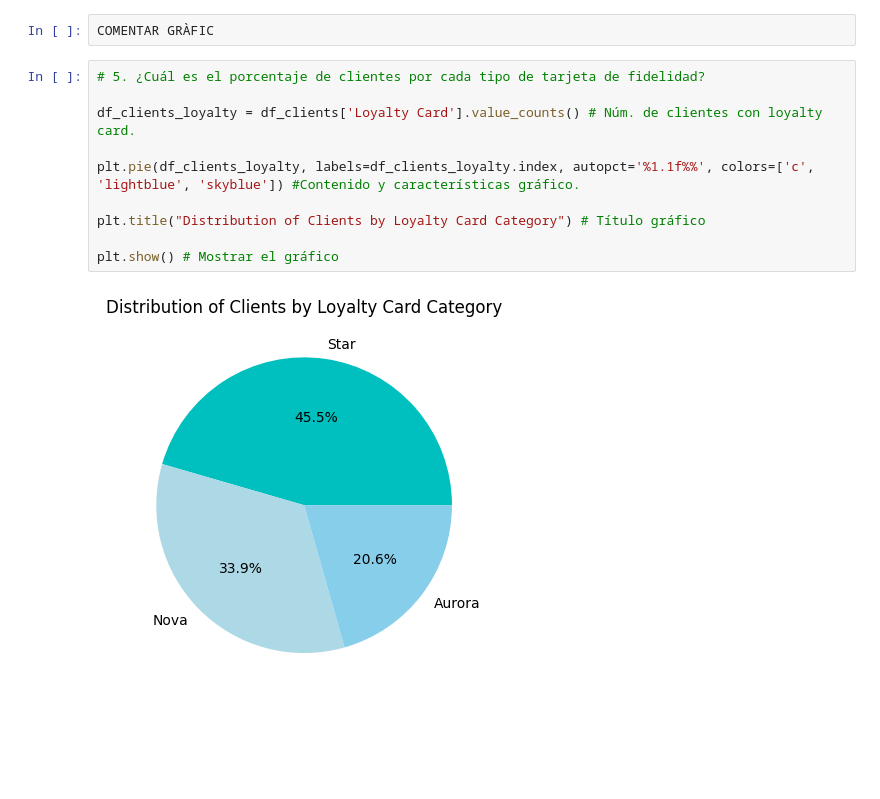
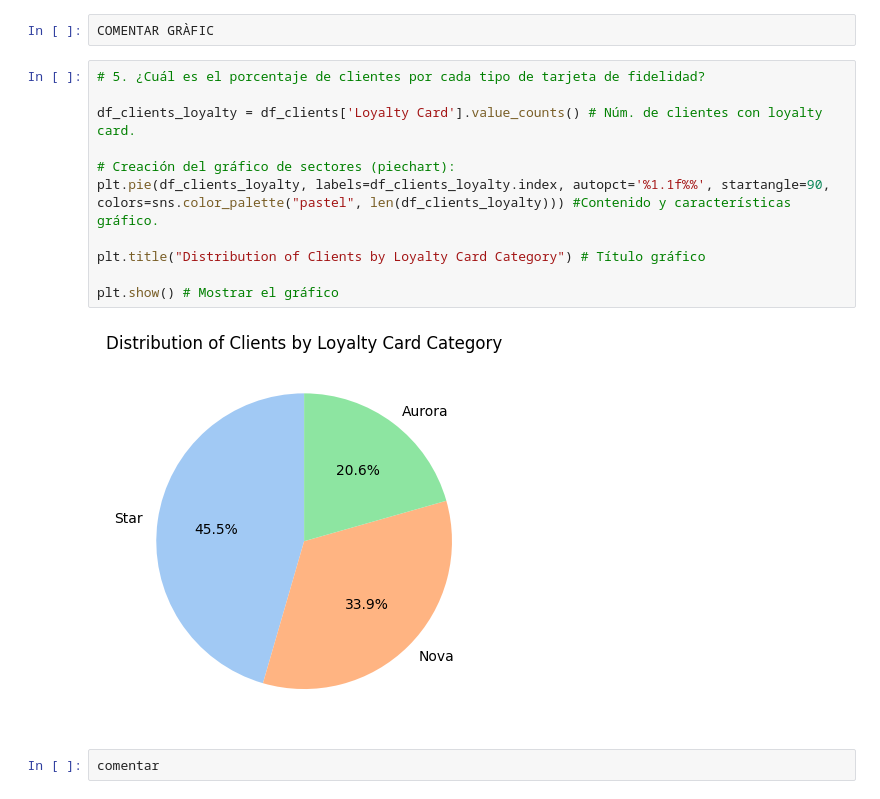
Before and after one commit to Adalab/bda-modulo-3-evaluacion-final-janarm93, a Jupyter notebook: Ejercicio_Jana.ipynb, the cells around one changed output. Saved outputs shown, nothing was run; the diff lists cells and outputs as text; blank space fills up the shorter version.

Commit message:
pendent comentaris

```diff
--- a/Ejercicio_Jana.ipynb
+++ b/Ejercicio_Jana.ipynb
@@ -552,12 +550,15 @@ COMENTAR GRÀFIC
 # %%
 # 5. ¿Cuál es el porcentaje de clientes por cada tipo de tarjeta de fidelidad?
 
 df_clients_loyalty = df_clients['Loyalty Card'].value_counts() # Núm. de clientes con loyalty card.
 
-plt.pie(df_clients_loyalty, labels=df_clients_loyalty.index, autopct='%1.1f%%', colors=['c', 'lightblue', 'skyblue']) #Contenido y características gráfico.
+# Creación del gráfico de sectores (piechart):
+plt.pie(df_clients_loyalty, labels=df_clients_loyalty.index, autopct='%1.1f%%', startangle=90, colors=sns.color_palette("pastel", len(df_clients_loyalty))) #Contenido y características gráfico.
 
 plt.title("Distribution of Clients by Loyalty Card Category") # Título gráfico
 
 plt.show() # Mostrar el gráfico
 # %% [output]
-[figure, old version]
+[figure, new version]
+# %%
+comentar
```
Also changed, not shown: parts of 12 cells of this notebook.
